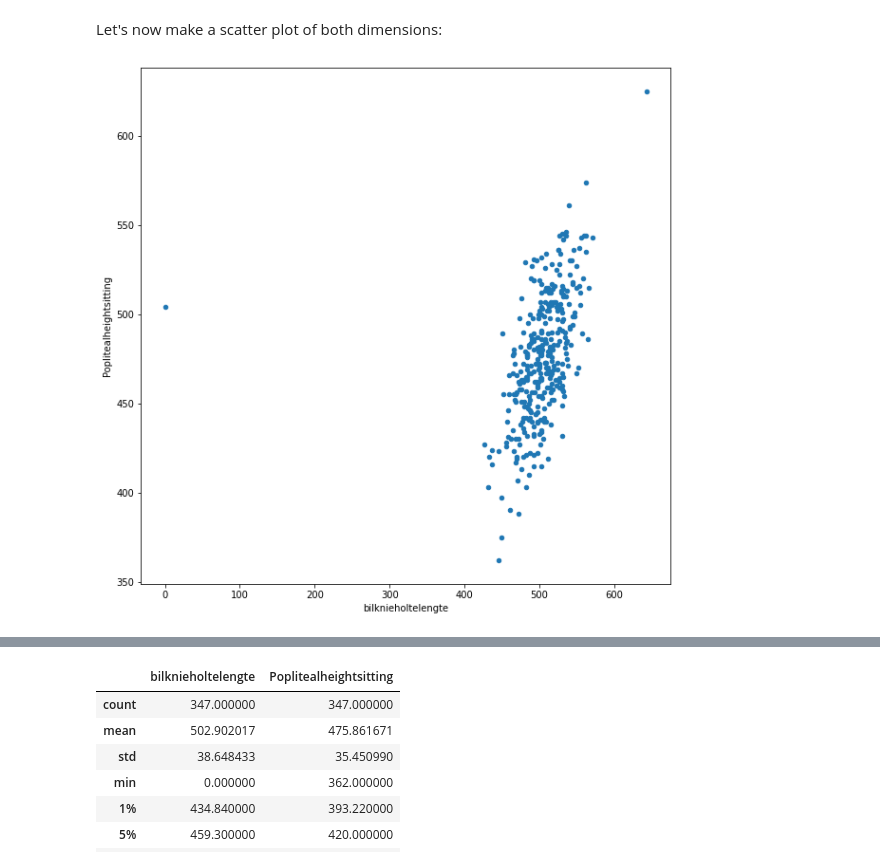
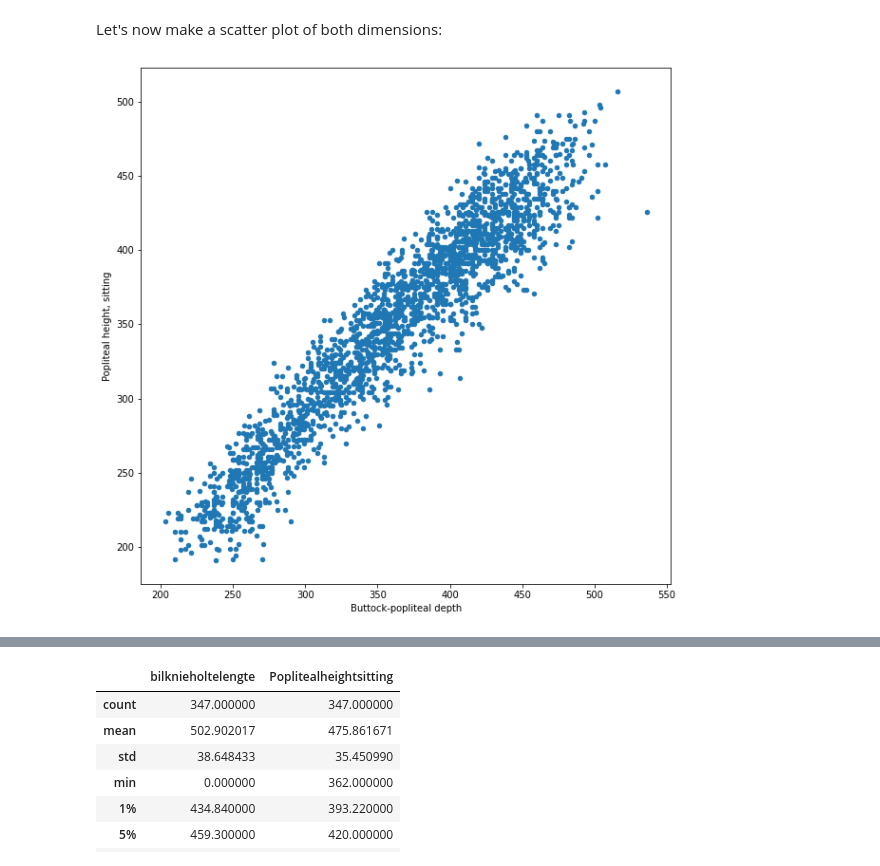
Before and after one commit to jurra/dyned, a Jupyter notebook: notebooks/ChairDesign.ipynb, the cells around one changed output, grey strips where cells are left out. Saved outputs shown, nothing was run; the diff lists cells and outputs as text; code cells hidden in the pictures.

Commit message:
Substituted non standardized data downloaded from current archive by standardized data-package

```diff
--- a/notebooks/ChairDesign.ipynb
+++ b/notebooks/ChairDesign.ipynb
@@ -35,13 +35,13 @@ We then load the csv file into a dataframe and identify the two names of the two
 import numpy as np
 import pandas as pd
 
-df = pd.read_csv("delstu2016.csv")
+df = pd.read_csv("../data_package/id5_dutch_children.csv")
 
-buttock_popliteal_depth_name = 'bilknieholtelengte'
-popliteal_height_sitting_name = 'Poplitealheightsitting'
+# buttock_popliteal_depth_name = 'bilknieholtelengte'
+# popliteal_height_sitting_name = 'Poplitealheightsitting'
 # %% [markdown]
 Let's now make a scatter plot of both dimensions:
 # %%
-scatter_ax = df.plot.scatter(buttock_popliteal_depth_name , popliteal_height_sitting_name, figsize=(10,10))
+scatter_ax = df.plot.scatter('Buttock-popliteal depth' , 'Popliteal height, sitting', figsize=(10,10))
 # %% [output]
-[figure, old version]
+[figure, new version]
```
Also changed, not shown: parts of 1 cell of this notebook.
